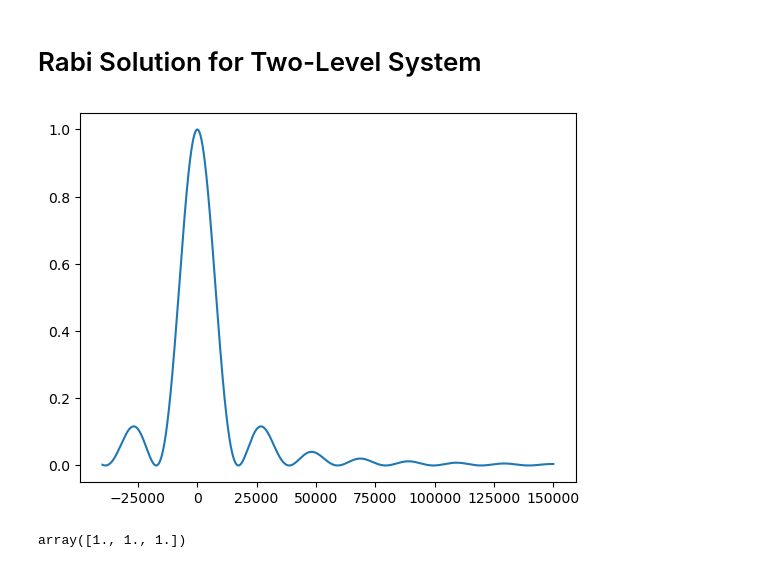
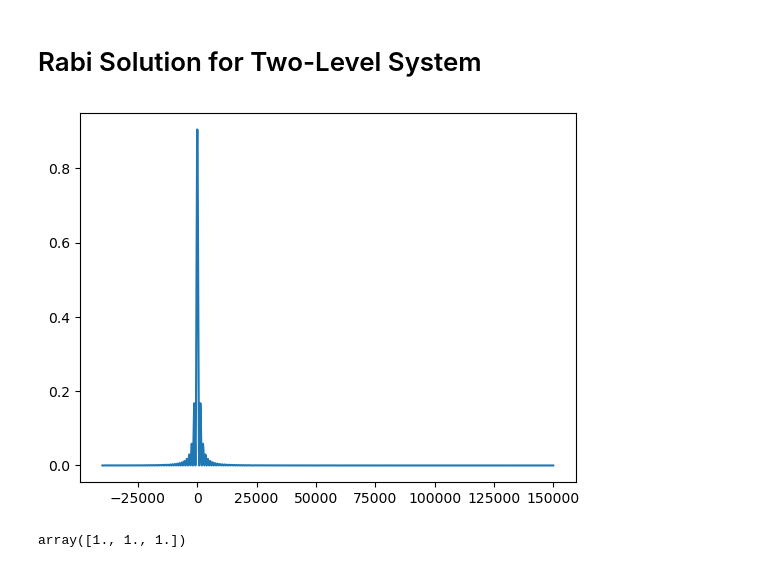
Before and after one commit to huanium/huanium, a Jupyter notebook: MIT_PhD/AMO_Calculator/AMO_Calculator.ipynb, the cells around one changed output. Saved outputs shown, nothing was run; the diff lists cells and outputs as text; code cells hidden in the pictures.

```diff
--- a/MIT_PhD/AMO_Calculator/AMO_Calculator.ipynb
+++ b/MIT_PhD/AMO_Calculator/AMO_Calculator.ipynb
@@ -4105,14 +4054,14 @@ def _P2_Rabi(omega, tau, omegaR, omega0, offset):
 # %%
 detunings = np.arange(-40e3,150e3,0.001e3)
 omega0 = 26.2370e6
-tau = 50e-6
-omegaR = 10e3
+tau = 1000e-6
+omegaR = 0.6e3
 offset = 0
 P2 = _P2_Rabi(detunings+omega0, tau , omegaR, omega0, offset)
 plt.plot(detunings, P2)
 plt.show()
 # %% [output]
-[figure, old version]
+[figure, new version]
 # %%
 np.ones(3)
 # %% [output]
```
Also changed, not shown: parts of 23 cells of this notebook, 2 other files.
